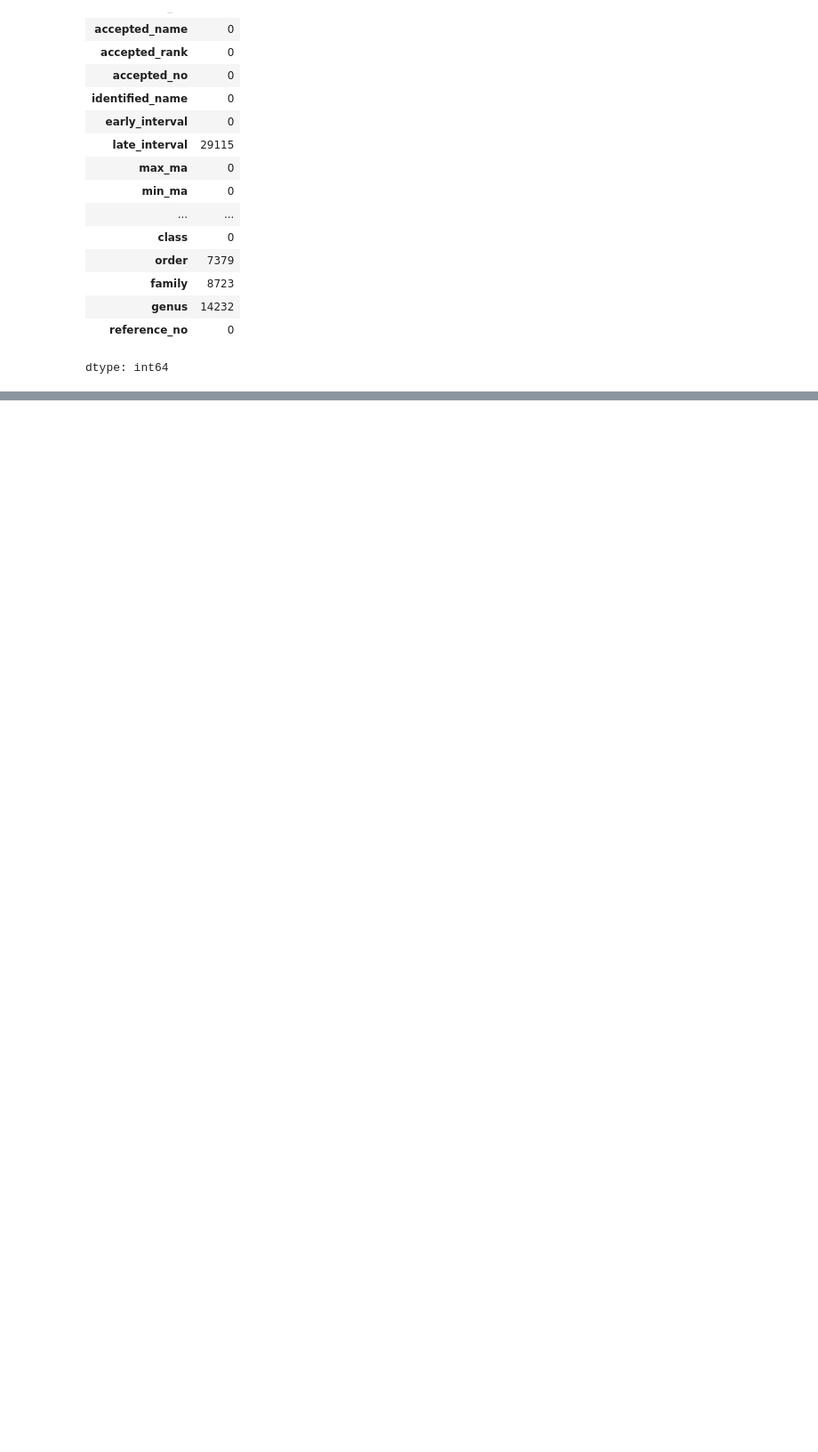
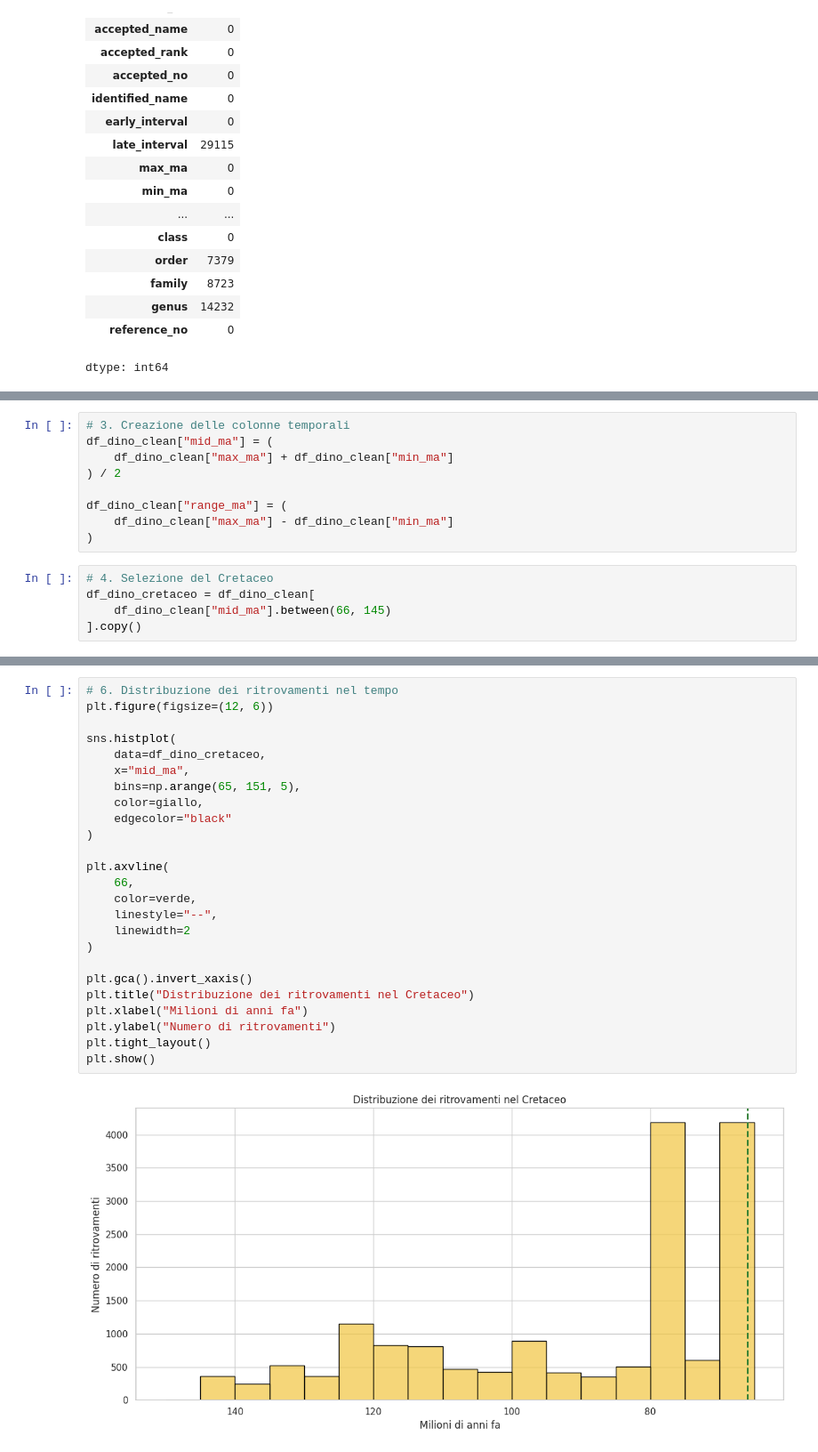
Before and after one commit to Valdan-D/remorse, a Jupyter notebook: Lorenzo.ipynb, the cells around one changed output, grey strips where cells are left out. Shown at 89% size. Cells and saved outputs as stored; diff of their text form; blank space fills up the shorter version.

```diff
--- a/Lorenzo.ipynb
+++ b/Lorenzo.ipynb
@@ -180,0 +222,14 @@ dtype: int64
+# %%
+# 3. Creazione delle colonne temporali
+df_dino_clean["mid_ma"] = (
+    df_dino_clean["max_ma"] + df_dino_clean["min_ma"]
+) / 2
+
+df_dino_clean["range_ma"] = (
+    df_dino_clean["max_ma"] - df_dino_clean["min_ma"]
+)
+# %%
+# 4. Selezione del Cretaceo
+df_dino_cretaceo = df_dino_clean[
+    df_dino_clean["mid_ma"].between(66, 145)
+].copy()
@@ -180,0 +259,27 @@ dtype: int64
+# %%
+# 6. Distribuzione dei ritrovamenti nel tempo
+plt.figure(figsize=(12, 6))
+
+sns.histplot(
+    data=df_dino_cretaceo,
+    x="mid_ma",
+    bins=np.arange(65, 151, 5),
+    color=giallo,
+    edgecolor="black"
+)
+
+plt.axvline(
+    66,
+    color=verde,
+    linestyle="--",
+    linewidth=2
+)
+
+plt.gca().invert_xaxis()
+plt.title("Distribuzione dei ritrovamenti nel Cretaceo")
+plt.xlabel("Milioni di anni fa")
+plt.ylabel("Numero di ritrovamenti")
+plt.tight_layout()
+plt.show()
+# %% [output]
+[figure, added]
```
Also changed, not shown: parts of 39 cells of this notebook.
